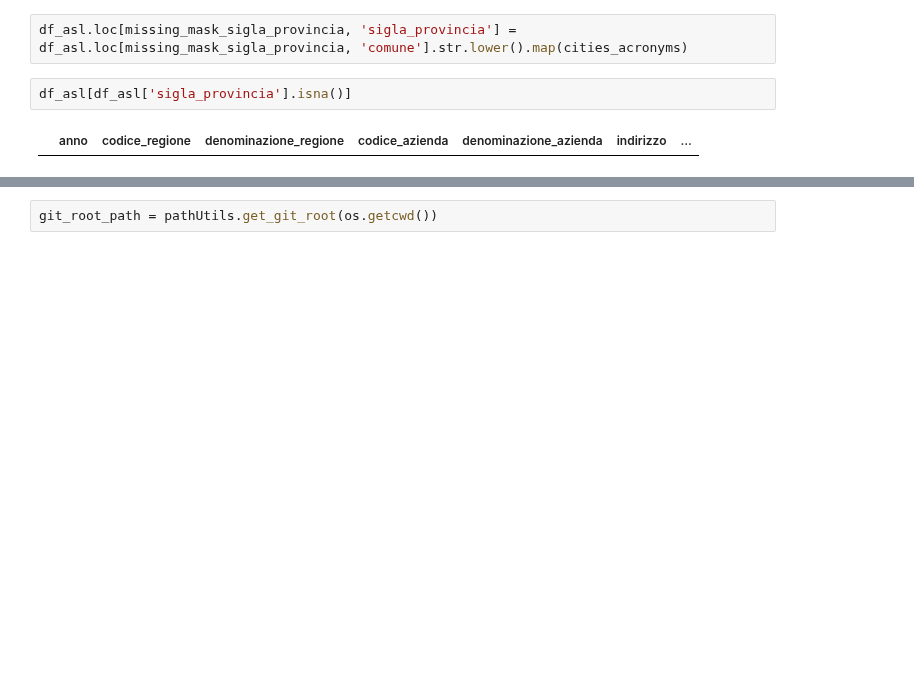
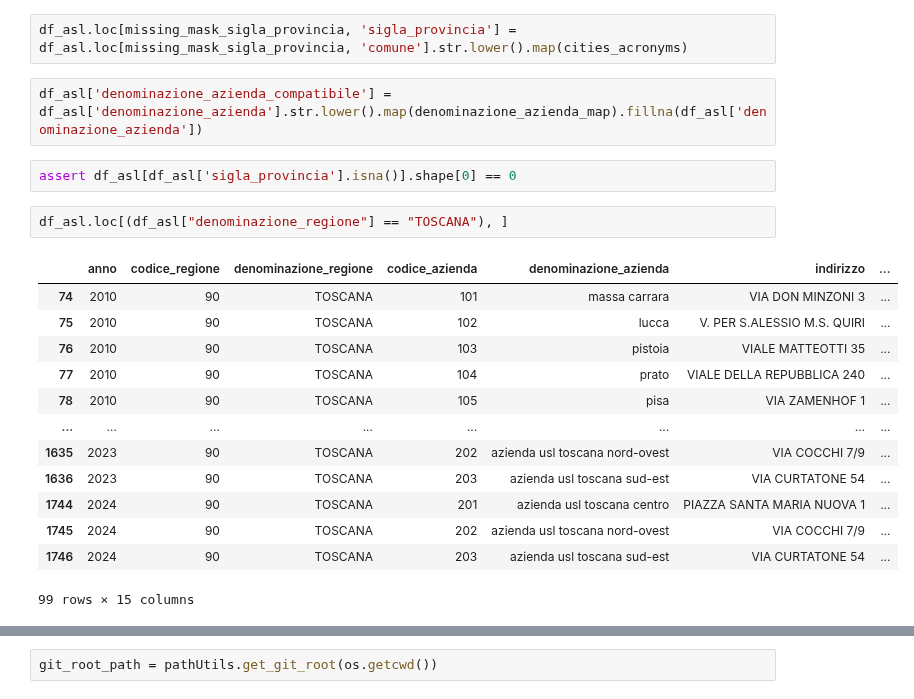
Before and after one commit to armandoschianodicola/italy-stats, a Jupyter notebook: dataframes/asl.ipynb, the cells around one changed output, grey strips where cells are left out. Cells and saved outputs as stored; diff of their text form; blank space fills up the shorter version.

Commit message:
dataframes

```diff
--- a/dataframes/asl.ipynb
+++ b/dataframes/asl.ipynb
@@ -112,10 +98,26 @@ Name: comune, Length: 1806, dtype: object
  missing_mask_sigla_provincia = df_asl['sigla_provincia'].isna()
 # %%
 df_asl.loc[missing_mask_sigla_provincia, 'sigla_provincia'] = df_asl.loc[missing_mask_sigla_provincia, 'comune'].str.lower().map(cities_acronyms)
+# %%
+df_asl['denominazione_azienda_compatibile'] = df_asl['denominazione_azienda'].str.lower().map(denominazione_azienda_map).fillna(df_asl['denominazione_azienda'])
 # %%
-df_asl[df_asl['sigla_provincia'].isna()]
+assert df_asl[df_asl['sigla_provincia'].isna()].shape[0] == 0
-# %% [output]
-|  | anno | codice_regione | denominazione_regione | codice_azienda | denominazione_azienda | indirizzo | ... |
+# %%
+df_asl.loc[(df_asl["denominazione_regione"] == "TOSCANA"), ]
+# %% [output]
+|  | anno | codice_regione | denominazione_regione | codice_azienda | denominazione_azienda | indirizzo | ... |
+| 74 | 2010 | 90 | TOSCANA | 101 | massa carrara | VIA DON MINZONI 3 | ... |
+| 75 | 2010 | 90 | TOSCANA | 102 | lucca | V. PER S.ALESSIO M.S. QUIRI | ... |
+| 76 | 2010 | 90 | TOSCANA | 103 | pistoia | VIALE MATTEOTTI 35 | ... |
+| 77 | 2010 | 90 | TOSCANA | 104 | prato | VIALE DELLA REPUBBLICA 240 | ... |
+| 78 | 2010 | 90 | TOSCANA | 105 | pisa | VIA ZAMENHOF 1 | ... |
+| ... | ... | ... | ... | ... | ... | ... | ... |
+| 1635 | 2023 | 90 | TOSCANA | 202 | azienda usl toscana nord-ovest | VIA COCCHI 7/9 | ... |
+| 1636 | 2023 | 90 | TOSCANA | 203 | azienda usl toscana sud-est | VIA CURTATONE 54 | ... |
+| 1744 | 2024 | 90 | TOSCANA | 201 | azienda usl toscana centro | PIAZZA SANTA MARIA NUOVA 1 | ... |
+| 1745 | 2024 | 90 | TOSCANA | 202 | azienda usl toscana nord-ovest | VIA COCCHI 7/9 | ... |
+| 1746 | 2024 | 90 | TOSCANA | 203 | azienda usl toscana sud-est | VIA CURTATONE 54 | ... |
+99 rows × 15 columns
 # %%
 df_asl
 # %% [output]
```
Also changed, not shown: parts of 3 cells of this notebook, 1 other file.
